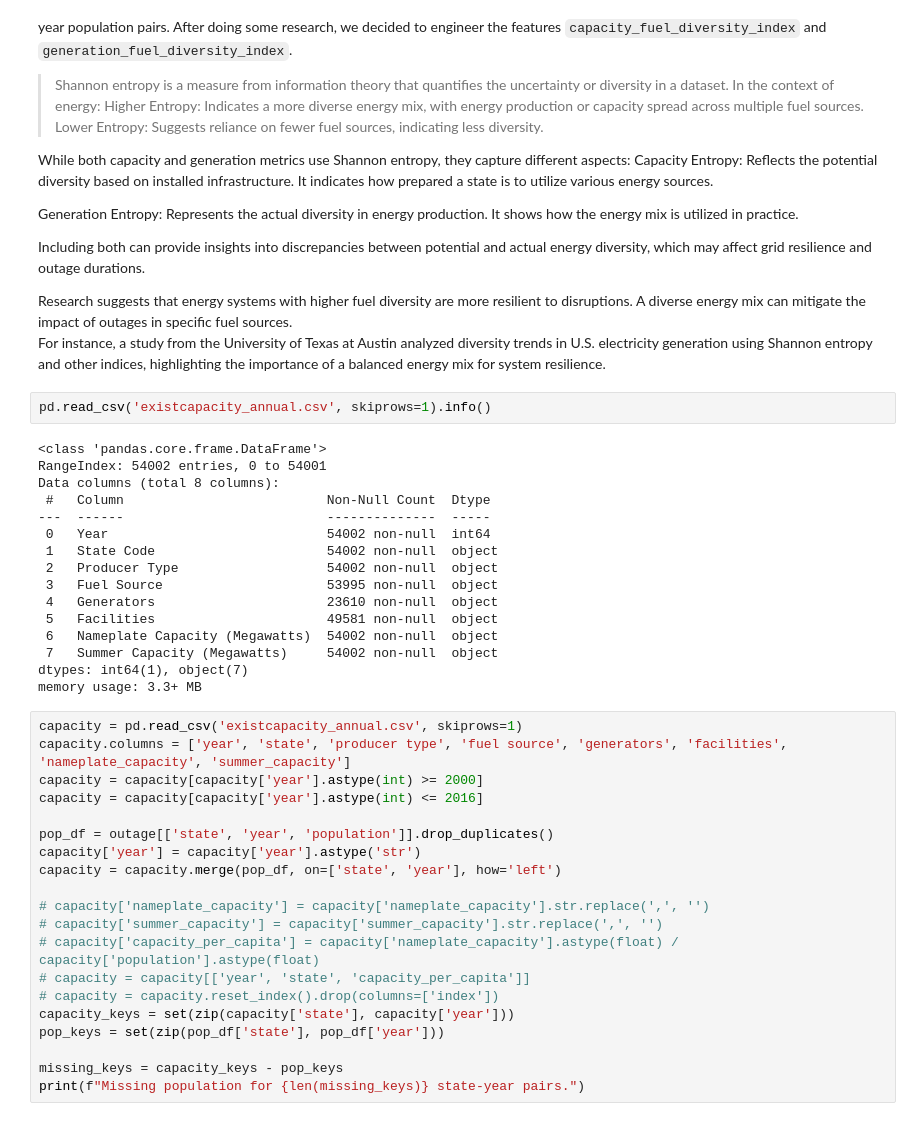
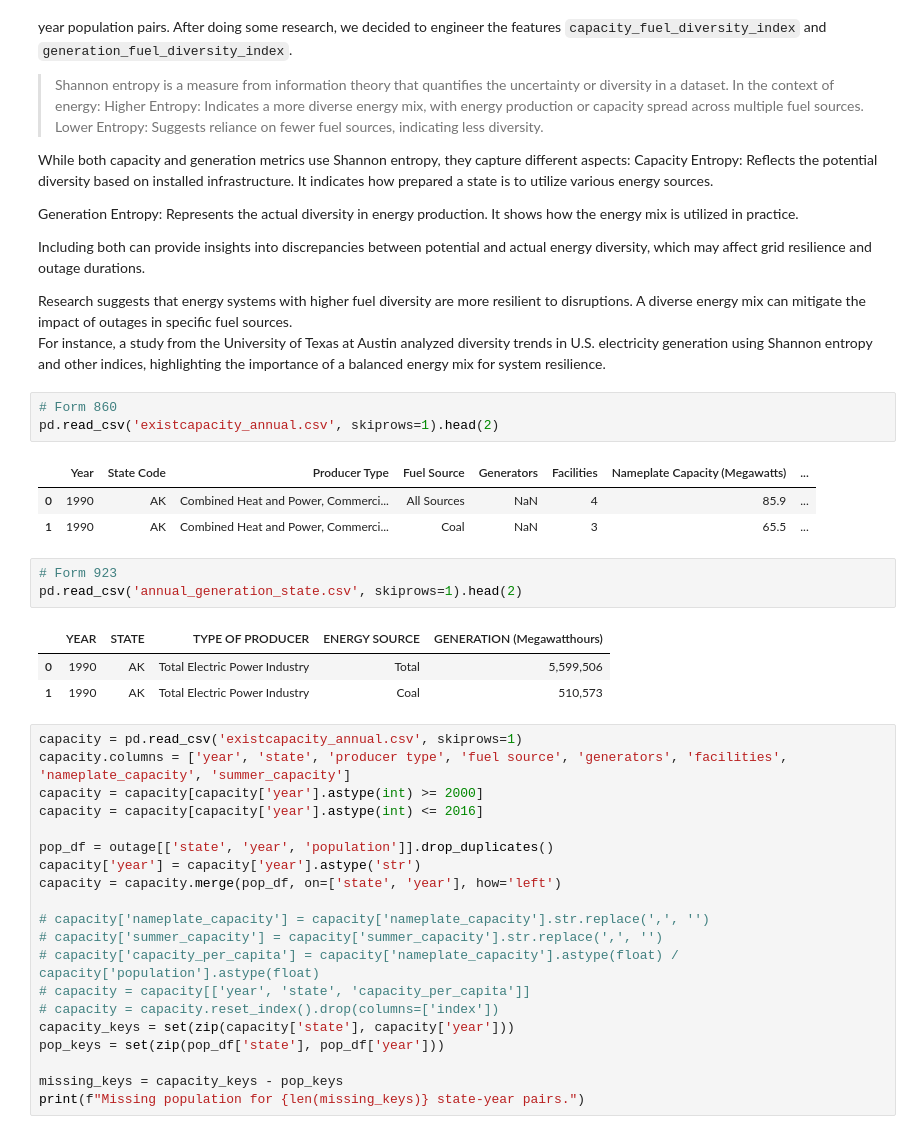
Before and after one commit to rcwoshimao/infrastructure-resilience-analysis, a Jupyter notebook: notebooks/step_1_to_4_cleaned.ipynb, the cells around one changed output. Cells and saved outputs as stored; diff of their text form.

```diff
--- a/notebooks/step_1_to_4_cleaned.ipynb
+++ b/notebooks/step_1_to_4_cleaned.ipynb
@@ -305,23 +314,19 @@ Including both can provide insights into discrepancies between potential and act
 Research suggests that energy systems with higher fuel diversity are more resilient to disruptions. A diverse energy mix can mitigate the impact of outages in specific fuel sources.
 For instance, a study from the University of Texas at Austin analyzed diversity trends in U.S. electricity generation using Shannon entropy and other indices, highlighting the importance of a balanced energy mix for system resilience.
 # %%
-pd.read_csv('existcapacity_annual.csv', skiprows=1).info()
+# Form 860
+pd.read_csv('existcapacity_annual.csv', skiprows=1).head(2)
 # %% [output]
-<class 'pandas.core.frame.DataFrame'>
-RangeIndex: 54002 entries, 0 to 54001
-Data columns (total 8 columns):
- #   Column                          Non-Null Count  Dtype
----  ------                          --------------  -----
- 0   Year                            54002 non-null  int64
- 1   State Code                      54002 non-null  object
- 2   Producer Type                   54002 non-null  object
- 3   Fuel Source                     53995 non-null  object
- 4   Generators                      23610 non-null  object
- 5   Facilities                      49581 non-null  object
- 6   Nameplate Capacity (Megawatts)  54002 non-null  object
- 7   Summer Capacity (Megawatts)     54002 non-null  object
-dtypes: int64(1), object(7)
-memory usage: 3.3+ MB
+|  | Year | State Code | Producer Type | Fuel Source | Generators | Facilities | Nameplate Capacity (Megawatts) | ... |
+| 0 | 1990 | AK | Combined Heat and Power, Commerci... | All Sources | NaN | 4 | 85.9 | ... |
+| 1 | 1990 | AK | Combined Heat and Power, Commerci... | Coal | NaN | 3 | 65.5 | ... |
+# %%
+# Form 923
+pd.read_csv('annual_generation_state.csv', skiprows=1).head(2)
+# %% [output]
+|  | YEAR | STATE | TYPE OF PRODUCER | ENERGY SOURCE | GENERATION (Megawatthours) |
+| 0 | 1990 | AK | Total Electric Power Industry | Total | 5,599,506 |
+| 1 | 1990 | AK | Total Electric Power Industry | Coal | 510,573 |
 # %%
 capacity = pd.read_csv('existcapacity_annual.csv', skiprows=1)
 capacity.columns = ['year', 'state', 'producer type', 'fuel source', 'generators', 'facilities', 'nameplate_capacity', 'summer_capacity']
```
Also changed, not shown: parts of 6 cells of this notebook, 2 other files.
